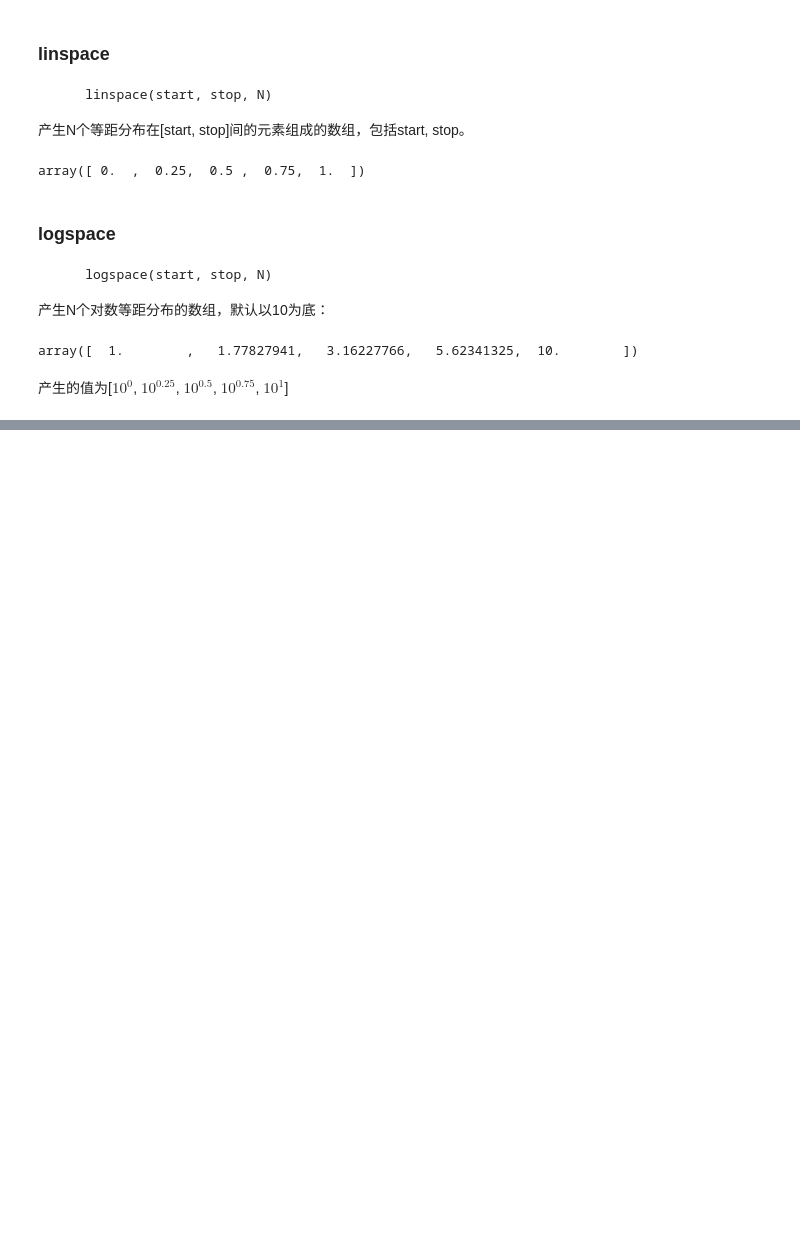
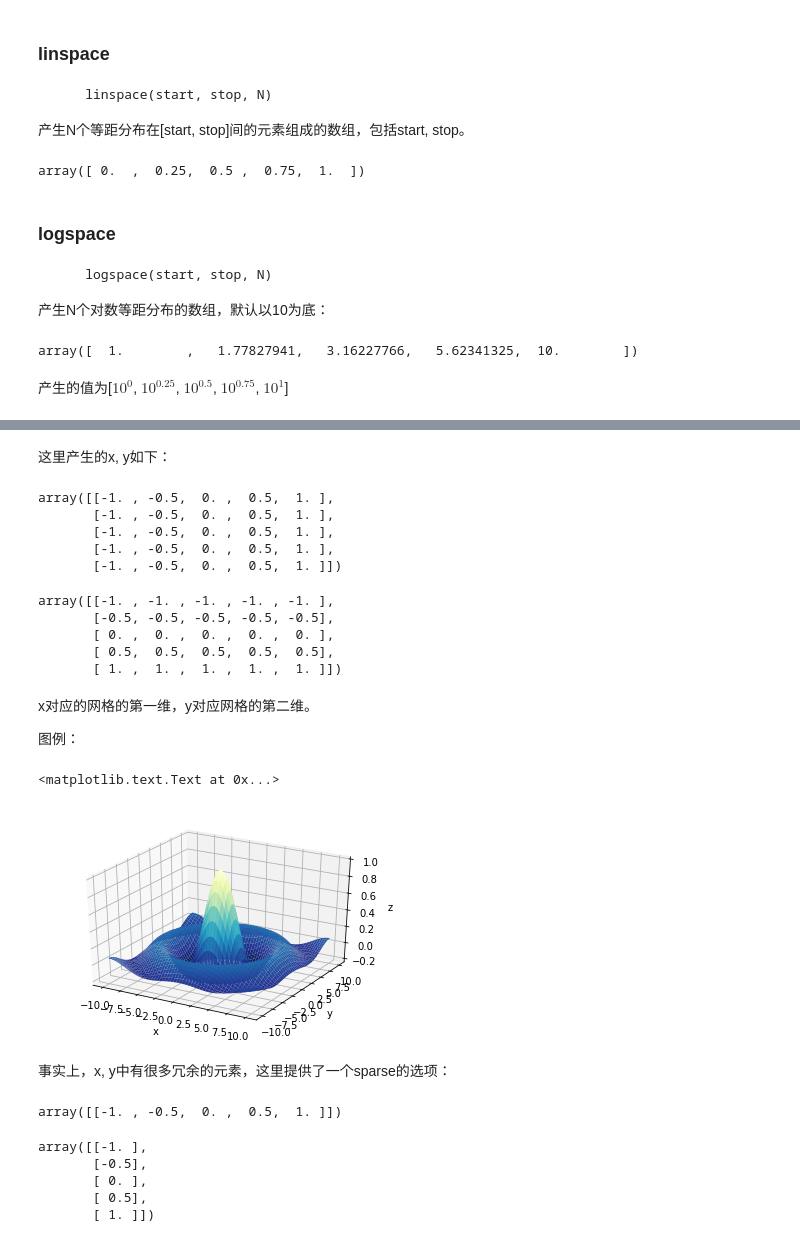
Before and after one commit to koral5408/notes-python, a Jupyter notebook: 03-numpy/03.11 生成数组的函数.ipynb, the cells around one changed output, grey strips where cells are left out. Cells and saved outputs as stored; diff of their text form; code cells hidden in the pictures; blank space fills up the shorter version.

```diff
--- a/03-numpy/03.11 生成数组的函数.ipynb
+++ b/03-numpy/03.11 生成数组的函数.ipynb
@@ -54,0 +58,59 @@ array([  1.        ,   1.77827941,   3.16227766,   5.62341325,  10.        ])
+# %%
+x_ticks = np.linspace(-1, 1, 5)
+y_ticks = np.linspace(-1, 1, 5)
+
+x, y  = np.meshgrid(x_ticks, y_ticks)
+# %% [markdown]
+这里产生的x, y如下：
+# %%
+x
+# %% [output]
+array([[-1. , -0.5,  0. ,  0.5,  1. ],
+       [-1. , -0.5,  0. ,  0.5,  1. ],
+       [-1. , -0.5,  0. ,  0.5,  1. ],
+       [-1. , -0.5,  0. ,  0.5,  1. ],
+       [-1. , -0.5,  0. ,  0.5,  1. ]])
+# %%
+y
+# %% [output]
+array([[-1. , -1. , -1. , -1. , -1. ],
+       [-0.5, -0.5, -0.5, -0.5, -0.5],
+       [ 0. ,  0. ,  0. ,  0. ,  0. ],
+       [ 0.5,  0.5,  0.5,  0.5,  0.5],
+       [ 1. ,  1. ,  1. ,  1. ,  1. ]])
+# %% [markdown]
+x对应的网格的第一维，y对应网格的第二维。
+
+图例：
+# %%
+%matplotlib inline
+import matplotlib.pyplot as plt
+from mpl_toolkits.mplot3d import Axes3D
+from matplotlib import cm
+
+def f(x, y):
+    #sinc 函数
+    r = np.sqrt(x ** 2 + y ** 2)
+    result = np.sin(r)/r
+    result[r == 0] = 1.0
+    return result
+
+x_ticks = np.linspace(-10, 10, 51)
+y_ticks = np.linspace(-10, 10, 51)
+
+x, y = np.meshgrid(x_ticks, y_ticks)
+
+z = f(x, y)
+
+fig = plt.figure()
+ax = fig.add_subplot(111, projection='3d')
+ax.plot_surface(x, y, z,
+               rstride=1,cstride=1,cmap=cm.YlGnBu_r)
+ax.set_xlabel('x')
+ax.set_ylabel('y')
+ax.set_zlabel('z')
+# %% [output]
+<matplotlib.text.Text at 0x...>
+[figure, added]
+# %% [markdown]
+事实上，x, y中有很多冗余的元素，这里提供了一个sparse的选项：
@@ -54,0 +122,12 @@ array([  1.        ,   1.77827941,   3.16227766,   5.62341325,  10.        ])
+# %%
+x
+# %% [output]
+array([[-1. , -0.5,  0. ,  0.5,  1. ]])
+# %%
+y
+# %% [output]
+array([[-1. ],
+       [-0.5],
+       [ 0. ],
+       [ 0.5],
+       [ 1. ]])
```
Also changed, not shown: parts of 15 cells of this notebook.
